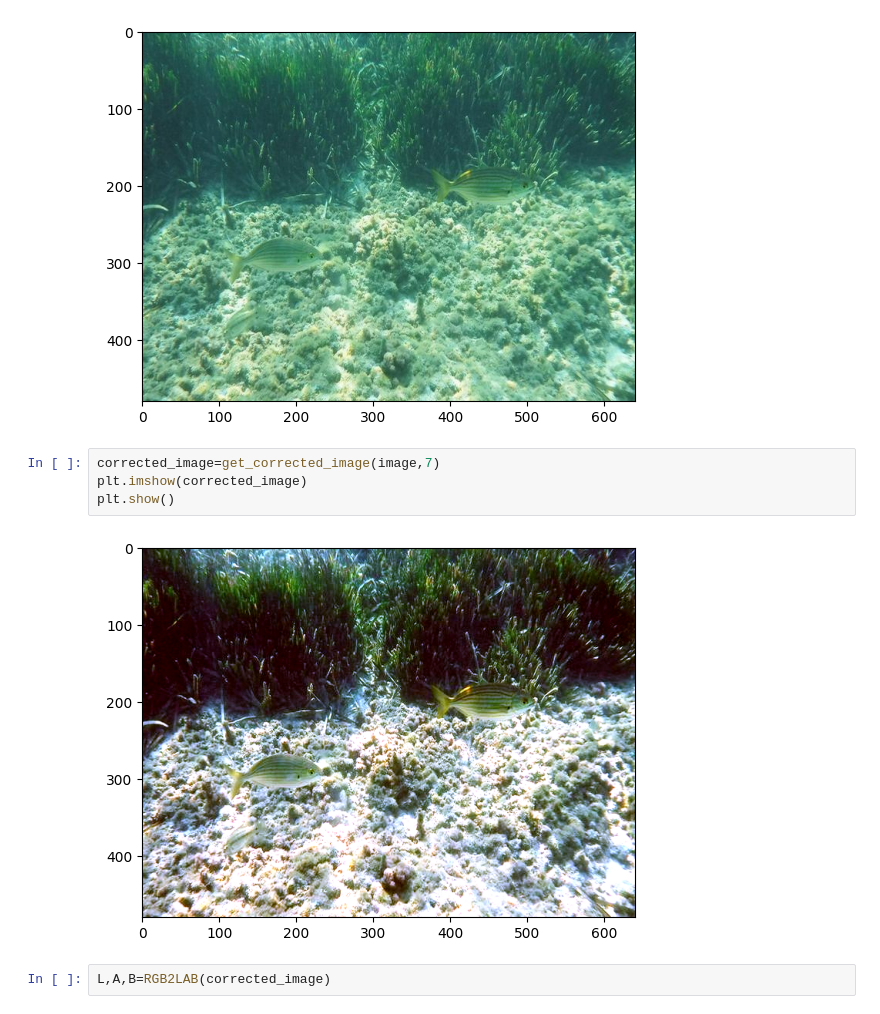
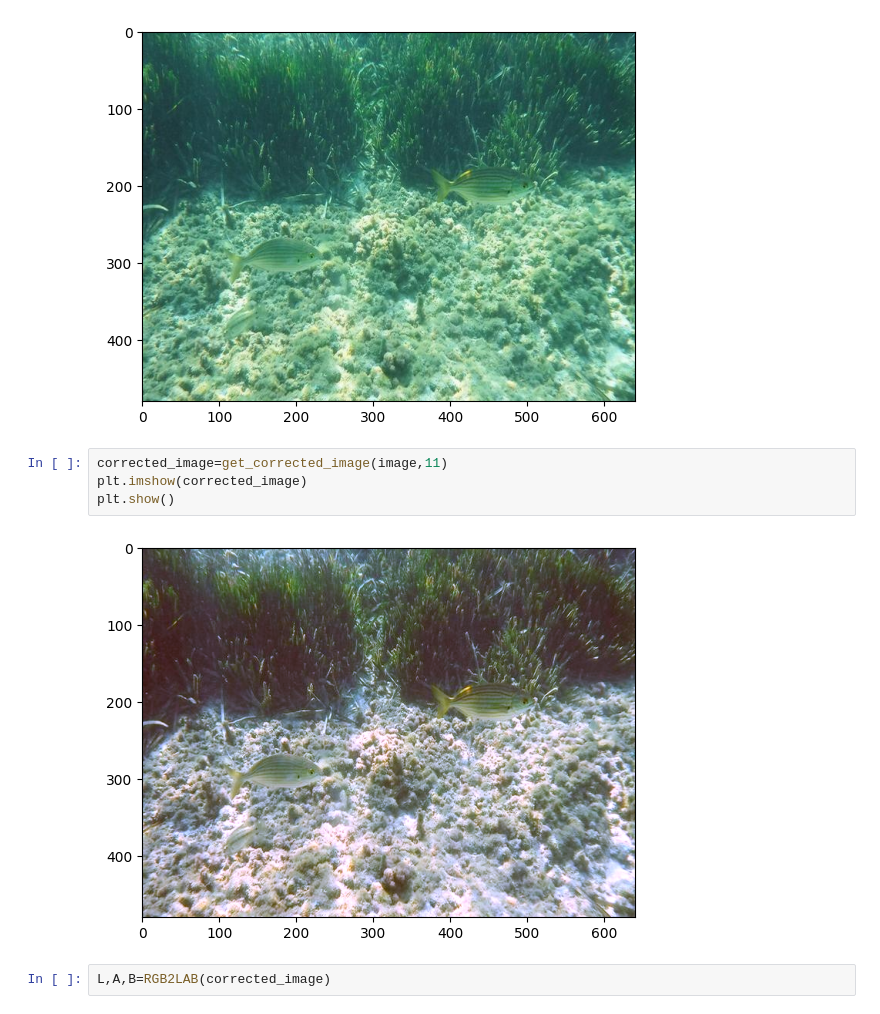
Before and after one commit to rahim-khan-iitg/underwater-image-enhancement, a Jupyter notebook: code/reference_3.ipynb, the cells around one changed output. Drawn from its saved outputs; the diff is of its cells as text.

```diff
--- a/code/reference_3.ipynb
+++ b/code/reference_3.ipynb
@@ -99,11 +102,11 @@ plt.show()
 # %% [output]
 [figure]
 # %%
-corrected_image=get_corrected_image(image,7)
+corrected_image=get_corrected_image(image,11)
 plt.imshow(corrected_image)
 plt.show()
 # %% [output]
-[figure, old version]
+[figure, new version]
 # %%
 L,A,B=RGB2LAB(corrected_image)
 # %%
```
Also changed, not shown: parts of 38 cells of this notebook, 3 other files.
